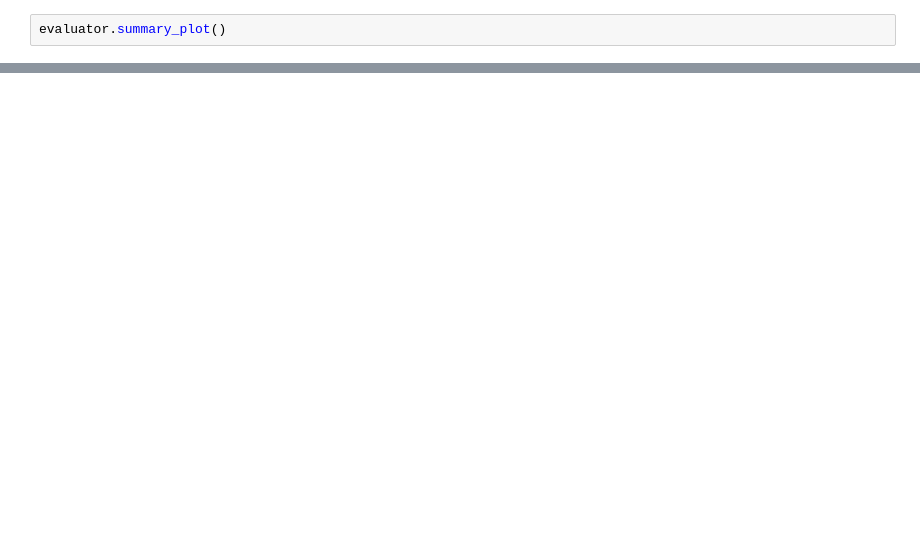
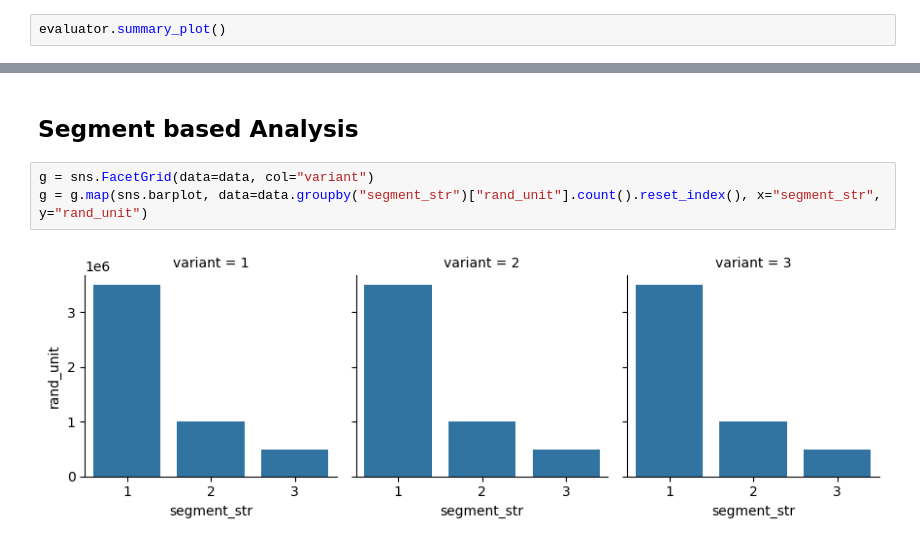
Before and after one commit to shyaginuma/casual_inference, a Jupyter notebook: examples/ab_test_evaluator.ipynb, the cells around one changed output, grey strips where cells are left out. Drawn from its saved outputs; the diff is of its cells as text; blank space fills up the shorter version.

```diff
--- a/examples/ab_test_evaluator.ipynb
+++ b/examples/ab_test_evaluator.ipynb
@@ -45,3 +51,10 @@ evaluator.summary_table()
 evaluator.summary_plot()
 # %% [markdown]
 ![eval_result](images/plot_abtestevaluator_result.png)
+# %% [markdown]
+## Segment based Analysis
+# %%
+g = sns.FacetGrid(data=data, col="variant")
+g = g.map(sns.barplot, data=data.groupby("segment_str")["rand_unit"].count().reset_index(), x="segment_str", y="rand_unit")
+# %% [output]
+[figure, added]
```
Also changed, not shown: parts of 16 cells of this notebook, 7 other files.
